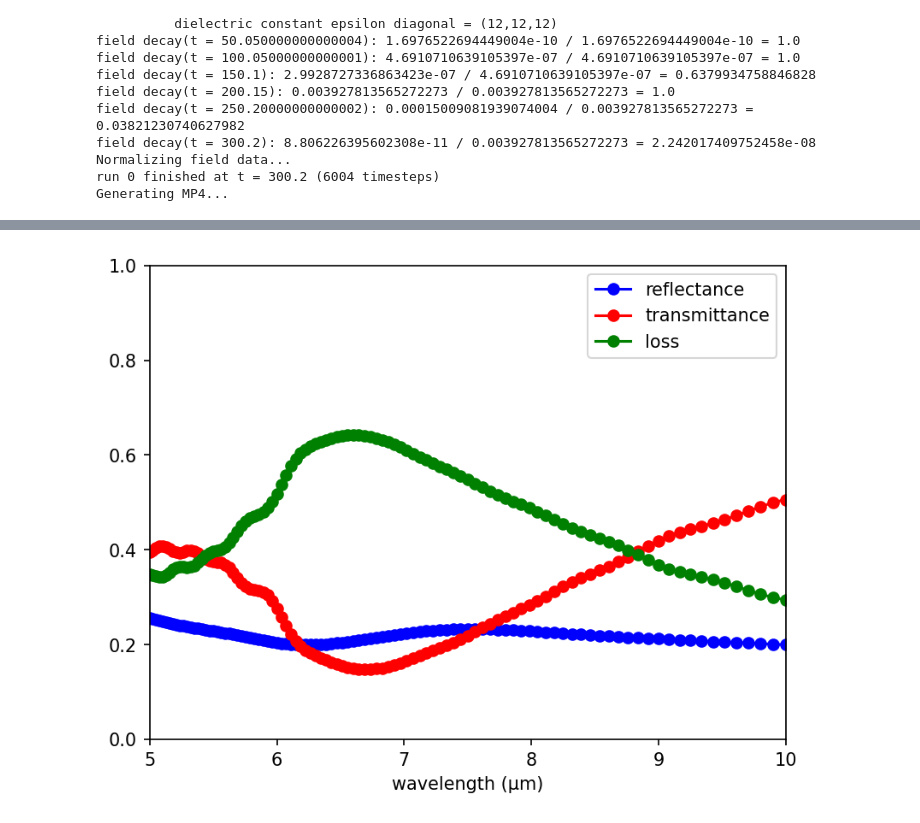
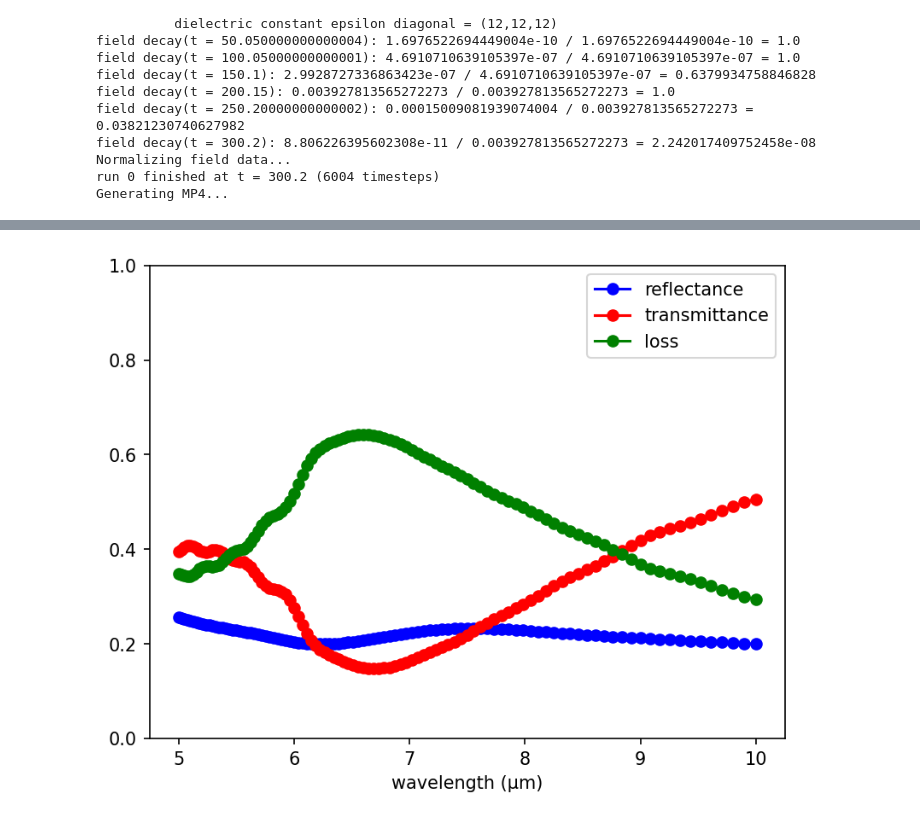
Before and after one commit to tornikeo/fe_vortex_optic_gates, a Jupyter notebook: meep_tutorials/transmittance of a bend.ipynb, the cells around one changed output, grey strips where cells are left out. Saved outputs shown, nothing was run; the diff lists cells and outputs as text; code cells hidden in the pictures.

```diff
--- a/meep_tutorials/transmittance of a bend.ipynb
+++ b/meep_tutorials/transmittance of a bend.ipynb
@@ -218,22 +224,23 @@ Video(filename)
 # %%
 wl = []
 Rs = []
 Ts = []
 
 for i in range(nfreq):
     wl = np.append(wl, 1 / flux_freqs[i])
     Rs = np.append(Rs, -bend_refl_flux[i] / straight_tran_flux[i])
     Ts = np.append(Ts, bend_tran_flux[i] / straight_tran_flux[i])
 
 
 if mp.am_master():
     plt.figure(dpi=150)
     plt.plot(wl, Rs, "bo-", label="reflectance")
     plt.plot(wl, Ts, "ro-", label="transmittance")
     plt.plot(wl, 1 - Rs - Ts, "go-", label="loss")
-    plt.axis([5.0, 10.0, 0, 1])
+#     plt.axis([5.0, 10.0, 0, 1])
+    plt.ylim([0,1])
     plt.xlabel("wavelength (μm)")
     plt.legend(loc="upper right")
     plt.show()
 # %% [output]
-[figure, old version]
+[figure, new version]
```
Also changed, not shown: parts of 7 cells of this notebook, 2 other files.
